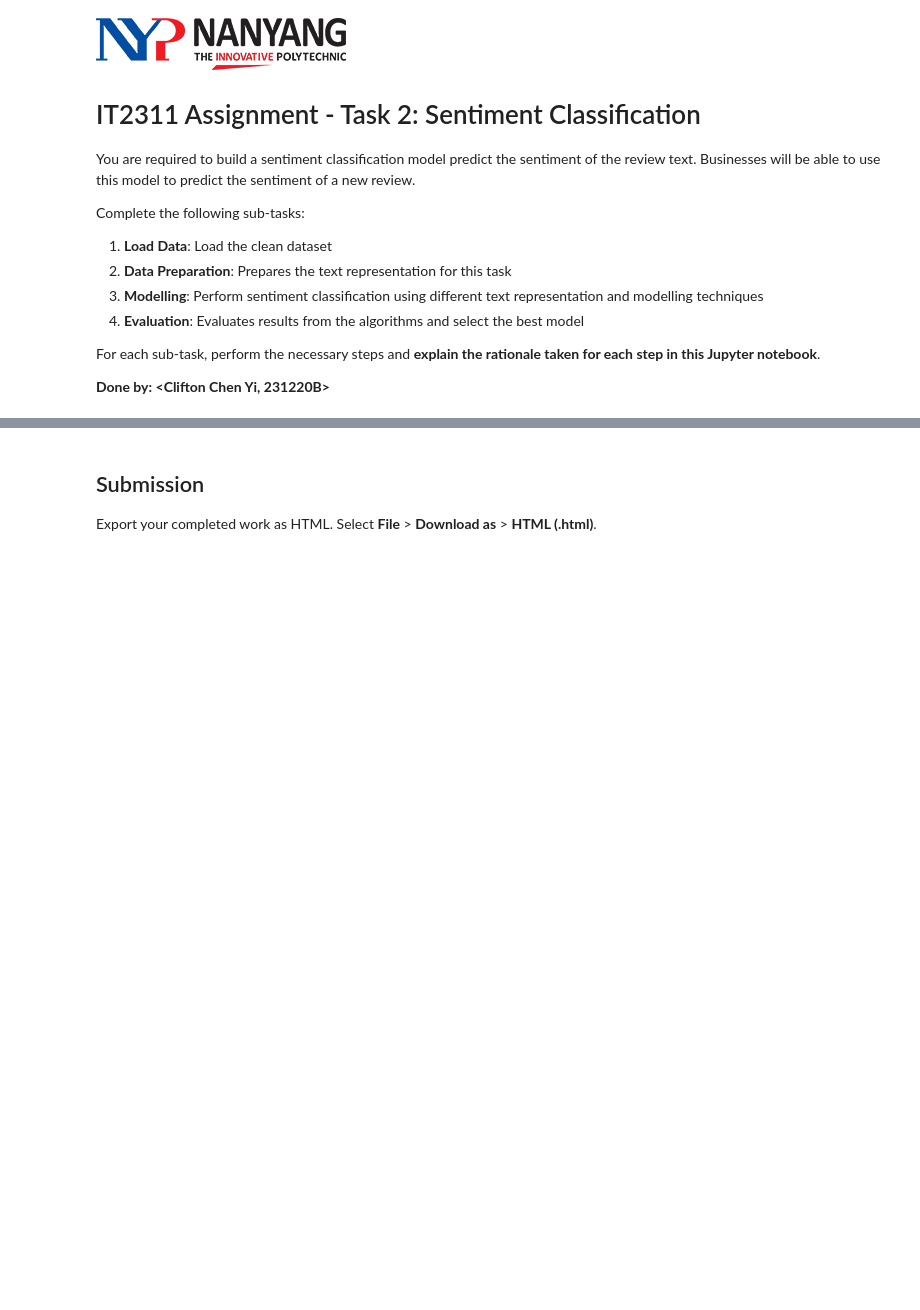
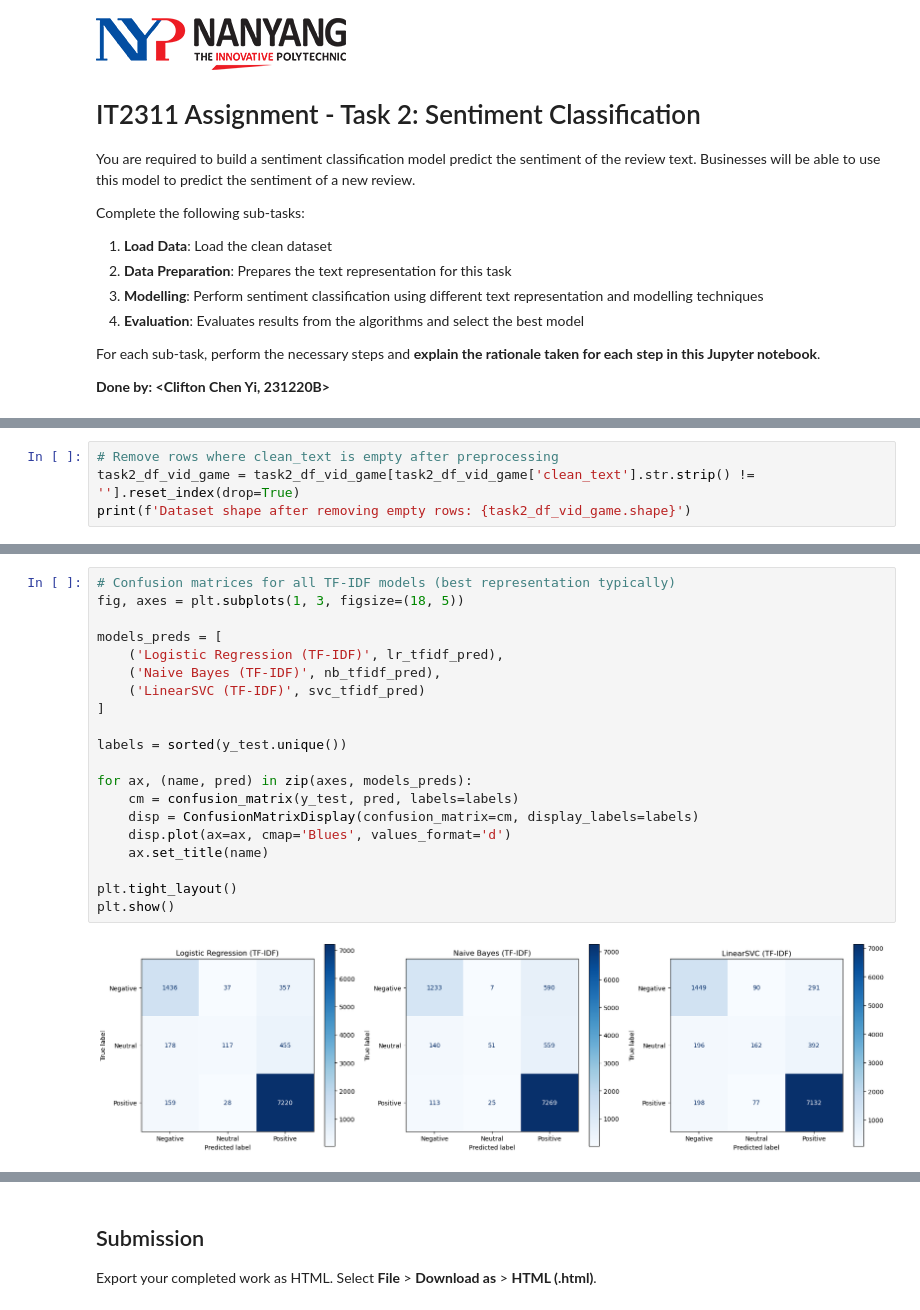
Before and after one commit to Clif8893/cc, a Jupyter notebook: 231220B_SentimentClassification.ipynb, the cells around one changed output, grey strips where cells are left out. Saved outputs shown, nothing was run; the diff lists cells and outputs as text; blank space fills up the shorter version.

```diff
--- a/231220B_SentimentClassification.ipynb
+++ b/231220B_SentimentClassification.ipynb
@@ -47,0 +203,4 @@ Perform the necessary steps and explain the rationale taken here.
+# %%
+# Remove rows where clean_text is empty after preprocessing
+task2_df_vid_game = task2_df_vid_game[task2_df_vid_game['clean_text'].str.strip() != ''].reset_index(drop=True)
+print(f'Dataset shape after removing empty rows: {task2_df_vid_game.shape}')
@@ -47,0 +484,22 @@ Perform the necessary steps and explain the rationale taken here.
+# %%
+# Confusion matrices for all TF-IDF models (best representation typically)
+fig, axes = plt.subplots(1, 3, figsize=(18, 5))
+
+models_preds = [
+    ('Logistic Regression (TF-IDF)', lr_tfidf_pred),
+    ('Naive Bayes (TF-IDF)', nb_tfidf_pred),
+    ('LinearSVC (TF-IDF)', svc_tfidf_pred)
+]
+
+labels = sorted(y_test.unique())
+
+for ax, (name, pred) in zip(axes, models_preds):
+    cm = confusion_matrix(y_test, pred, labels=labels)
+    disp = ConfusionMatrixDisplay(confusion_matrix=cm, display_labels=labels)
+    disp.plot(ax=ax, cmap='Blues', values_format='d')
+    ax.set_title(name)
+
+plt.tight_layout()
+plt.show()
+# %% [output]
+[figure, added]
```
Also changed, not shown: parts of 34 cells of this notebook.
